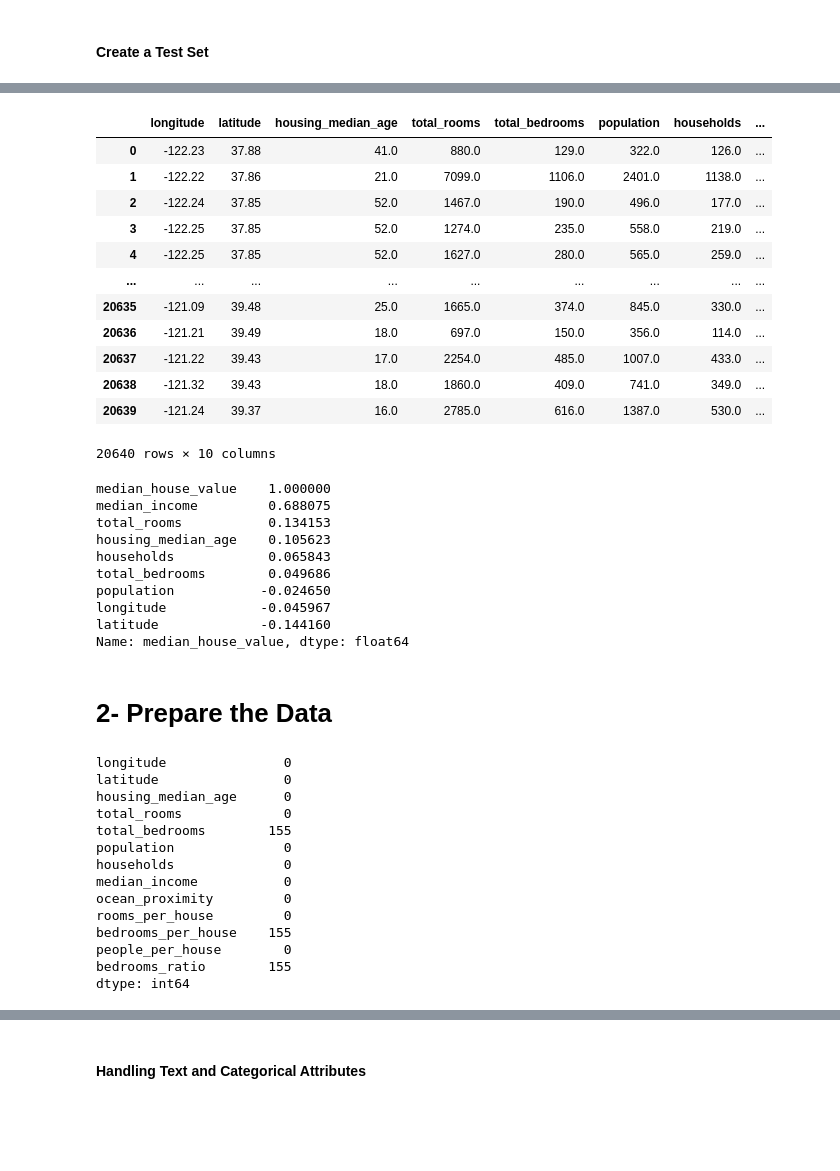
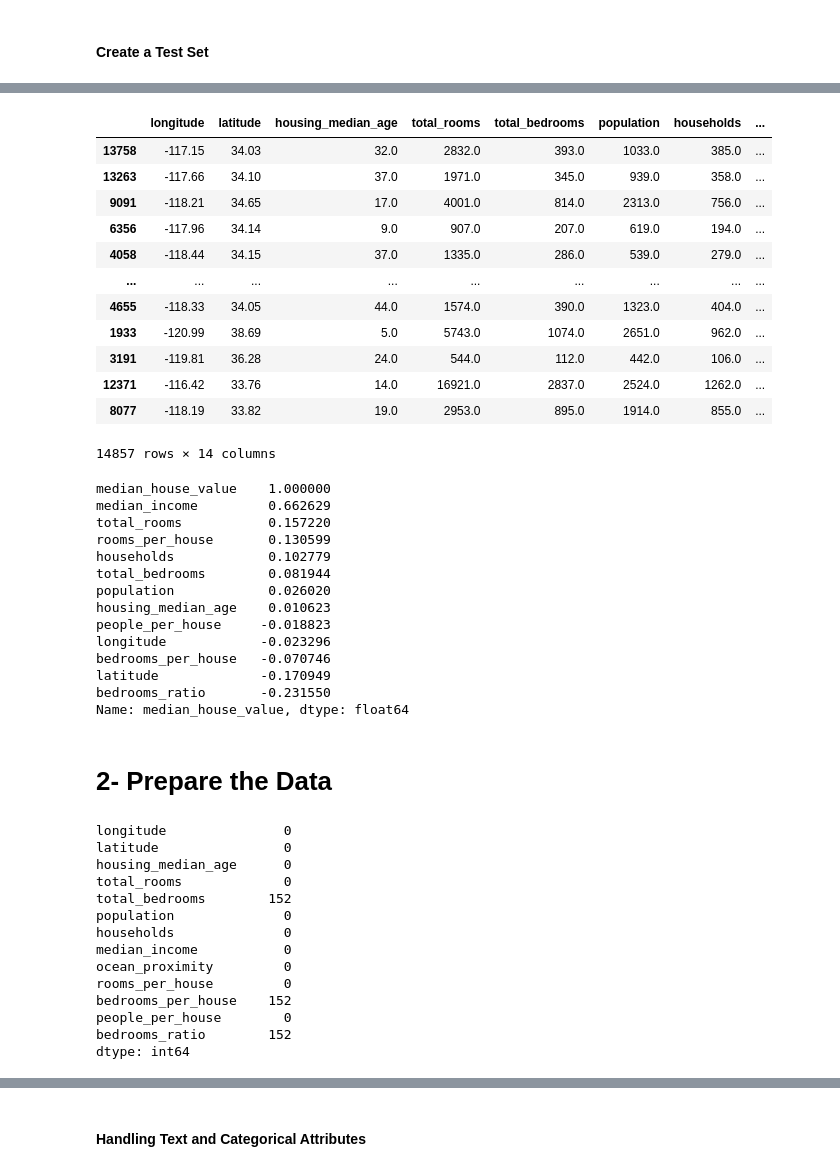
Before and after one commit to AliElneklawy/california-housing-price-prediction, a Jupyter notebook: california_housing.ipynb, the cells around one changed output, grey strips where cells are left out. Drawn from its saved outputs; the diff is of its cells as text; code cells hidden in the pictures; blank space fills up the shorter version.

```diff
--- a/california_housing.ipynb
+++ b/california_housing.ipynb
@@ -283,3 +283,7 @@ plt.show()
 [figure]
 # %% [markdown]
 #### Create a Test Set
+# %%
+housing_copy = housing_copy[housing_copy['median_house_value'] <= 500000]
+housing_copy.plot(kind='scatter', x='median_income', y='median_house_value', grid=True)
+plt.show()
@@ -285,0 +292,4 @@ plt.show()
+# %%
+housing_copy = housing_copy[housing_copy['housing_median_age'] <= 51]
+housing_copy['housing_median_age'].hist()
+plt.show()
@@ -302,10 +319,9 @@ max         15.000100
 Name: median_income, dtype: float64
 # %%
 housing_copy['income_category'] = pd.cut(housing_copy['median_income'],
-                                         bins=[0, 2, 3.5,
-                                               4.5, 6, np.inf],
-                                               labels=[1, 2, 3, 4, 5])
+                                         bins=[0, 2, 3, 4, 4.5, 5.5, np.inf],
+                                         labels=[1, 2, 3, 4, 5, 6])
 
-housing_copy['income_category'].value_counts().sort_values()
+housing_copy['income_category'].value_counts().sort_index()
 # %% [output]
 income_category
@@ -347,41 +366,45 @@ housing_copy = housing_copy.drop(columns='income_category', axis=1)
 # %%
 # Experimenting different attribute combinations
 
 strat_train['rooms_per_house'] = strat_train['total_rooms'] / strat_train['households']
 strat_train['bedrooms_per_house'] = strat_train['total_bedrooms'] / strat_train['households']
 strat_train["people_per_house"] = strat_train["population"] / strat_train["households"]
 strat_train['bedrooms_ratio'] = strat_train['total_bedrooms'] / strat_train['total_rooms']
 
 
-housing_copy
+strat_train
 # %% [output]
 |  | longitude | latitude | housing_median_age | total_rooms | total_bedrooms | population | households | ... |
-| 0 | -122.23 | 37.88 | 41.0 | 880.0 | 129.0 | 322.0 | 126.0 | ... |
-| 1 | -122.22 | 37.86 | 21.0 | 7099.0 | 1106.0 | 2401.0 | 1138.0 | ... |
-| 2 | -122.24 | 37.85 | 52.0 | 1467.0 | 190.0 | 496.0 | 177.0 | ... |
-| 3 | -122.25 | 37.85 | 52.0 | 1274.0 | 235.0 | 558.0 | 219.0 | ... |
-| 4 | -122.25 | 37.85 | 52.0 | 1627.0 | 280.0 | 565.0 | 259.0 | ... |
+| 13758 | -117.15 | 34.03 | 32.0 | 2832.0 | 393.0 | 1033.0 | 385.0 | ... |
+| 13263 | -117.66 | 34.10 | 37.0 | 1971.0 | 345.0 | 939.0 | 358.0 | ... |
+| 9091 | -118.21 | 34.65 | 17.0 | 4001.0 | 814.0 | 2313.0 | 756.0 | ... |
+| 6356 | -117.96 | 34.14 | 9.0 | 907.0 | 207.0 | 619.0 | 194.0 | ... |
+| 4058 | -118.44 | 34.15 | 37.0 | 1335.0 | 286.0 | 539.0 | 279.0 | ... |
 | ... | ... | ... | ... | ... | ... | ... | ... | ... |
-| 20635 | -121.09 | 39.48 | 25.0 | 1665.0 | 374.0 | 845.0 | 330.0 | ... |
-| 20636 | -121.21 | 39.49 | 18.0 | 697.0 | 150.0 | 356.0 | 114.0 | ... |
-| 20637 | -121.22 | 39.43 | 17.0 | 2254.0 | 485.0 | 1007.0 | 433.0 | ... |
-| 20638 | -121.32 | 39.43 | 18.0 | 1860.0 | 409.0 | 741.0 | 349.0 | ... |
-| 20639 | -121.24 | 39.37 | 16.0 | 2785.0 | 616.0 | 1387.0 | 530.0 | ... |
+| 4655 | -118.33 | 34.05 | 44.0 | 1574.0 | 390.0 | 1323.0 | 404.0 | ... |
+| 1933 | -120.99 | 38.69 | 5.0 | 5743.0 | 1074.0 | 2651.0 | 962.0 | ... |
+| 3191 | -119.81 | 36.28 | 24.0 | 544.0 | 112.0 | 442.0 | 106.0 | ... |
+| 12371 | -116.42 | 33.76 | 14.0 | 16921.0 | 2837.0 | 2524.0 | 1262.0 | ... |
+| 8077 | -118.19 | 33.82 | 19.0 | 2953.0 | 895.0 | 1914.0 | 855.0 | ... |
-20640 rows × 10 columns
+14857 rows × 14 columns
 # %%
-housing_copy.corr(numeric_only=True)['median_house_value'].sort_values(ascending=False)
+strat_train.corr(numeric_only=True)['median_house_value'].sort_values(ascending=False)
 
 # rooms_per_house and bedrooms_ratio exhibits a slightly high correlation to the median house value
 # %% [output]
 median_house_value    1.000000
-median_income         0.688075
-total_rooms           0.134153
-housing_median_age    0.105623
-households            0.065843
-total_bedrooms        0.049686
-population           -0.024650
-longitude            -0.045967
-latitude             -0.144160
+median_income         0.662629
+total_rooms           0.157220
+rooms_per_house       0.130599
+households            0.102779
+total_bedrooms        0.081944
+population            0.026020
+housing_median_age    0.010623
+people_per_house     -0.018823
+longitude            -0.023296
+bedrooms_per_house   -0.070746
+latitude             -0.170949
+bedrooms_ratio       -0.231550
 Name: median_house_value, dtype: float64
 # %% [markdown]
 # 2- Prepare the Data
@@ -395,15 +418,15 @@ longitude               0
 latitude                0
 housing_median_age      0
 total_rooms             0
-total_bedrooms        155
+total_bedrooms        152
 population              0
 households              0
 median_income           0
 ocean_proximity         0
 rooms_per_house         0
-bedrooms_per_house    155
+bedrooms_per_house    152
 people_per_house        0
-bedrooms_ratio        155
+bedrooms_ratio        152
 dtype: int64
 # %%
 strat_train_feats_num = strat_train_feats.select_dtypes(include=np.number)
```
Also changed, not shown: parts of 14 cells of this notebook.
